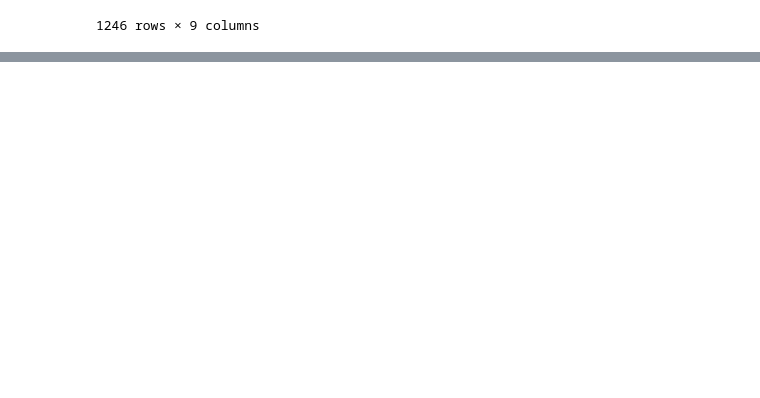
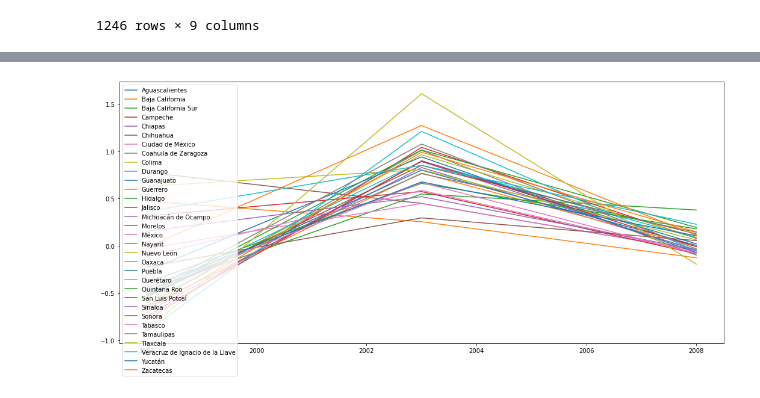
Before and after one commit to damontufar/project1, a Jupyter notebook: data_cleanup/inegi_data.ipynb, the cells around one changed output, grey strips where cells are left out. Saved outputs shown, nothing was run; the diff lists cells and outputs as text; code cells hidden in the pictures; blank space fills up the shorter version.

Commit message:
udpate on code visualization

```diff
--- a/data_cleanup/inegi_data.ipynb
+++ b/data_cleanup/inegi_data.ipynb
@@ -289,3 +294,19 @@ activity_df
 |  |  | 2008 | -0.247520 | 0.091417 | -0.018693 | ... |
 |  |  | 2018 | 0.482202 | 1.849568 | 1.363058 | ... |
 1246 rows × 9 columns
+# %%
+#Visualization of data STARTS HERE!
+
+
+#Testing with one entidad and one actividad
+test_df = activity_df[
+                        (activity_df.index.get_level_values(0)=="Aguascalientes")\
+                      & (activity_df.index.get_level_values(1)==" Comercio")]#["Margen por unidad económica"]
+
+
+#Plotting bar chart
+ax = test_df.T.plot(kind='bar')
+ylab = ax.set_ylabel('Valor')
+plt.rcParams["figure.figsize"] = [20, 6]
+plt.show()
+test_df.head()
@@ -291,0 +320,15 @@ activity_df
+# %%
+#Plotting multiple line graphs, one for each state
+estados = activity_df.index.get_level_values(0).unique()
+#estados = ["Nuevo León","México","Ciudad de México","Jalisco"]
+plt.figure(figsize = (18, 8))
+
+for estado in estados:
+    test_df = activity_df[
+                        (activity_df.index.get_level_values(0)==estado)\
+                      & (activity_df.index.get_level_values(1)==" Comercio")]#["Margen por unidad económica"]
+    plt.plot(test_df.index.get_level_values(2), test_df["Margen por unidad económica"])
+plt.legend(estados)
+plt.show()
+# %% [output]
+[figure, added]
```
Also changed, not shown: parts of 7 cells of this notebook, 1 other file.
